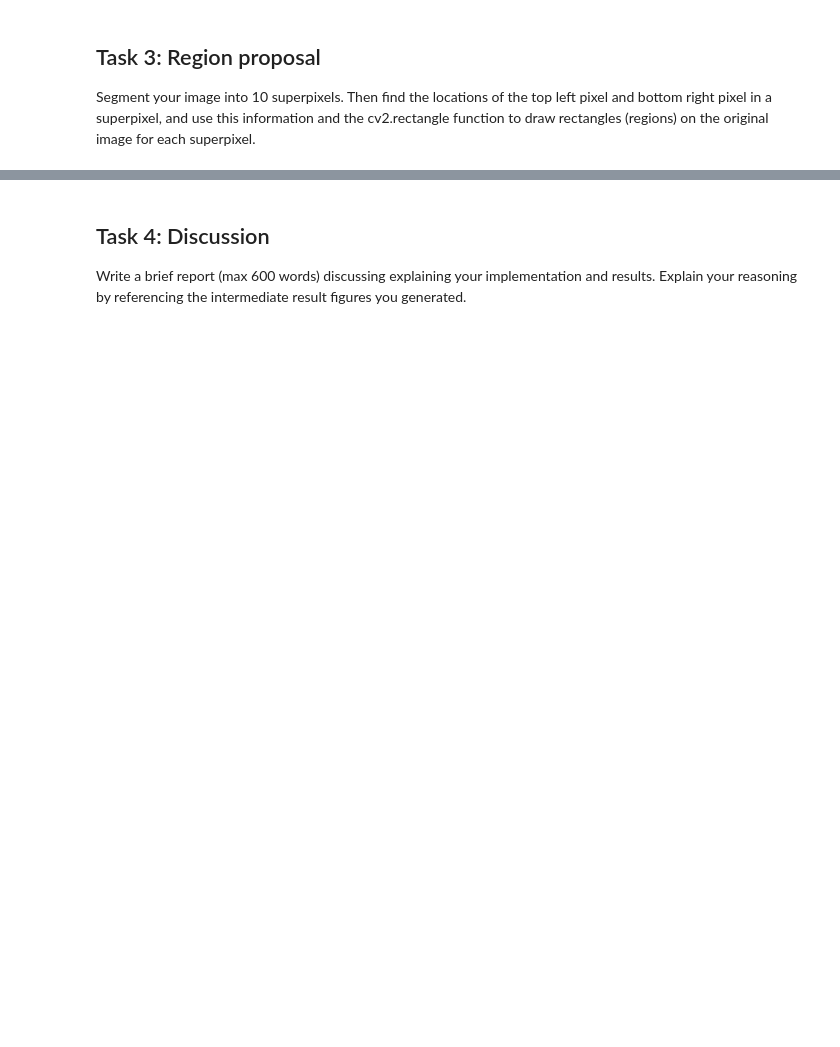
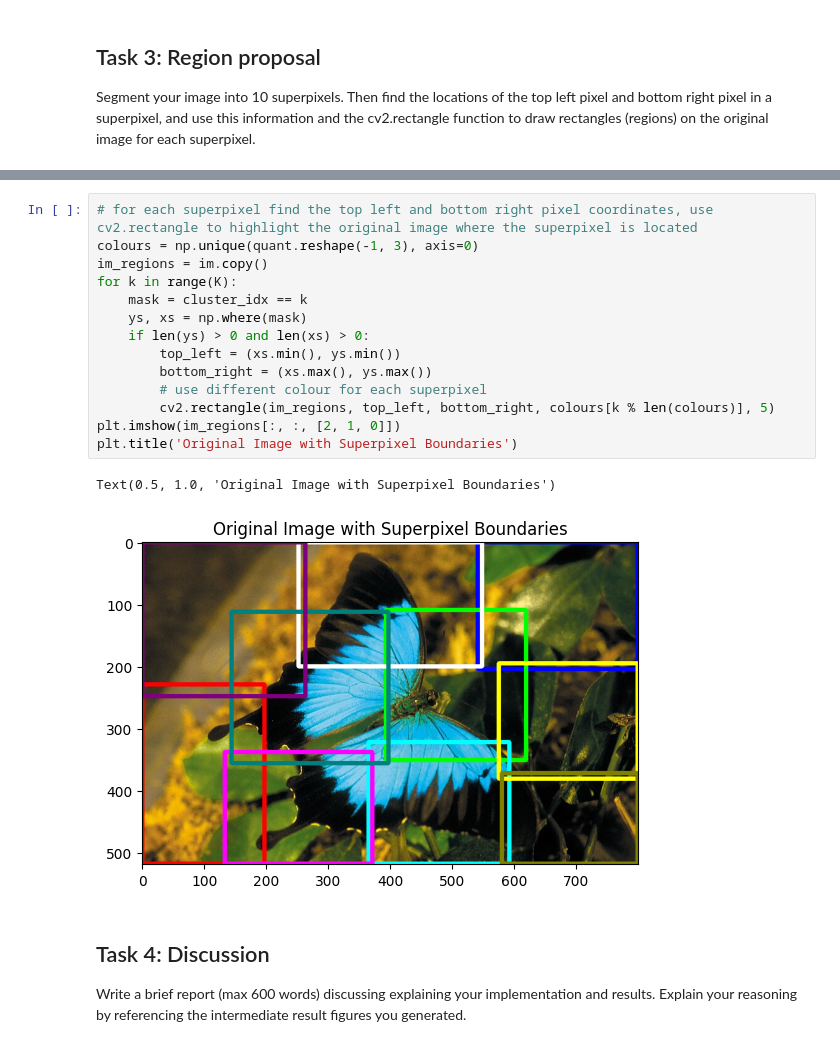
Before and after one commit to jjetxu/ECE4076, a Jupyter notebook: labs/lab3/Lab3.ipynb, the cells around one changed output, grey strips where cells are left out. Drawn from its saved outputs; the diff is of its cells as text; blank space fills up the shorter version.

```diff
--- a/labs/lab3/Lab3.ipynb
+++ b/labs/lab3/Lab3.ipynb
@@ -193,3 +349,20 @@ Segment your image into 10 superpixels. Then find the locations of the top left
+# %%
+# for each superpixel find the top left and bottom right pixel coordinates, use cv2.rectangle to highlight the original image where the superpixel is located
+colours = np.unique(quant.reshape(-1, 3), axis=0)
+im_regions = im.copy()
+for k in range(K):
+    mask = cluster_idx == k
+    ys, xs = np.where(mask)
+    if len(ys) > 0 and len(xs) > 0:
+        top_left = (xs.min(), ys.min())
+        bottom_right = (xs.max(), ys.max())
+        # use different colour for each superpixel
+        cv2.rectangle(im_regions, top_left, bottom_right, colours[k % len(colours)], 5)
+plt.imshow(im_regions[:, :, [2, 1, 0]])
+plt.title('Original Image with Superpixel Boundaries')
+# %% [output]
+Text(0.5, 1.0, 'Original Image with Superpixel Boundaries')
+[figure, added]
 # %% [markdown]
 ## Task 4: Discussion
 
```
Also changed, not shown: parts of 10 cells of this notebook.
